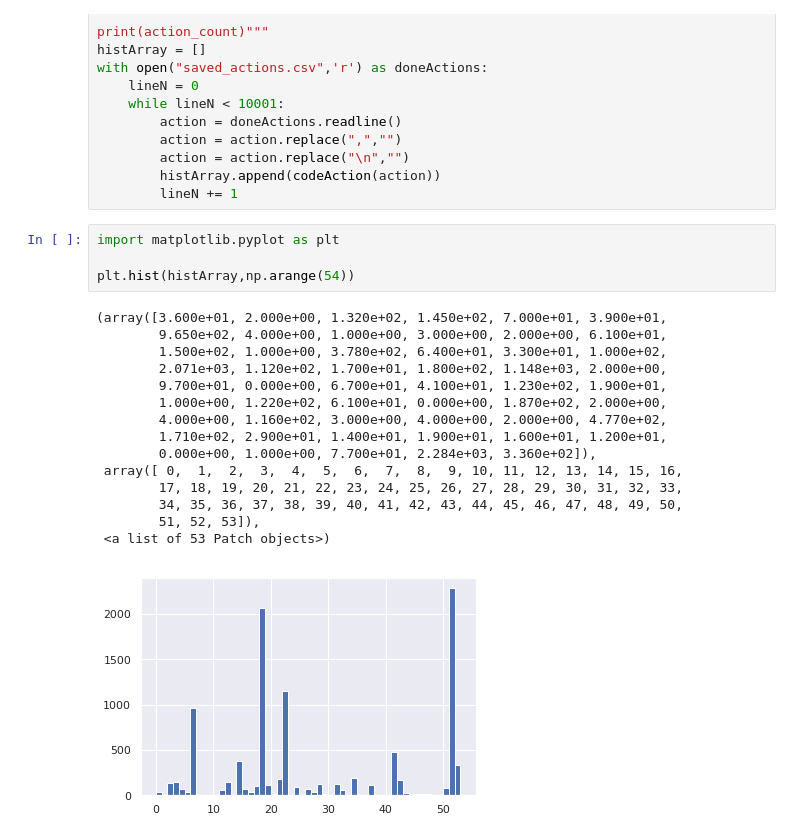
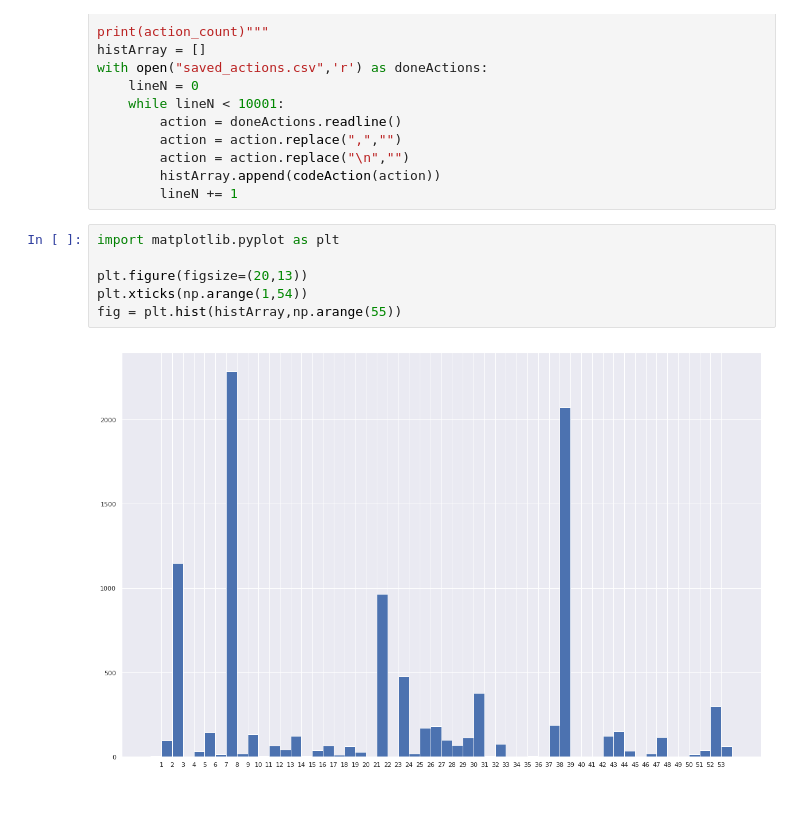
Before and after one commit to GridL2RPN/Grid, a Jupyter notebook: starting_kit/README_perso.ipynb, the cells around one changed output. Cells and saved outputs as stored; diff of their text form; blank space fills up the shorter version.

```diff
--- a/starting_kit/README_perso.ipynb
+++ b/starting_kit/README_perso.ipynb
@@ -334,20 +333,8 @@ with open("saved_actions.csv",'r') as doneActions:
 # %%
 import matplotlib.pyplot as plt
 
-plt.hist(histArray,np.arange(54))
+plt.figure(figsize=(20,13))
+plt.xticks(np.arange(1,54))
+fig = plt.hist(histArray,np.arange(55))
 # %% [output]
-(array([3.600e+01, 2.000e+00, 1.320e+02, 1.450e+02, 7.000e+01, 3.900e+01,
-        9.650e+02, 4.000e+00, 1.000e+00, 3.000e+00, 2.000e+00, 6.100e+01,
-        1.500e+02, 1.000e+00, 3.780e+02, 6.400e+01, 3.300e+01, 1.000e+02,
-        2.071e+03, 1.120e+02, 1.700e+01, 1.800e+02, 1.148e+03, 2.000e+00,
-        9.700e+01, 0.000e+00, 6.700e+01, 4.100e+01, 1.230e+02, 1.900e+01,
-        1.000e+00, 1.220e+02, 6.100e+01, 0.000e+00, 1.870e+02, 2.000e+00,
-        4.000e+00, 1.160e+02, 3.000e+00, 4.000e+00, 2.000e+00, 4.770e+02,
-        1.710e+02, 2.900e+01, 1.400e+01, 1.900e+01, 1.600e+01, 1.200e+01,
-        0.000e+00, 1.000e+00, 7.700e+01, 2.284e+03, 3.360e+02]),
- array([ 0,  1,  2,  3,  4,  5,  6,  7,  8,  9, 10, 11, 12, 13, 14, 15, 16,
-        17, 18, 19, 20, 21, 22, 23, 24, 25, 26, 27, 28, 29, 30, 31, 32, 33,
-        34, 35, 36, 37, 38, 39, 40, 41, 42, 43, 44, 45, 46, 47, 48, 49, 50,
-        51, 52, 53]),
- <a list of 53 Patch objects>)
-[figure, old version]
+[figure, new version]
```
Also changed, not shown: parts of 3 cells of this notebook.
